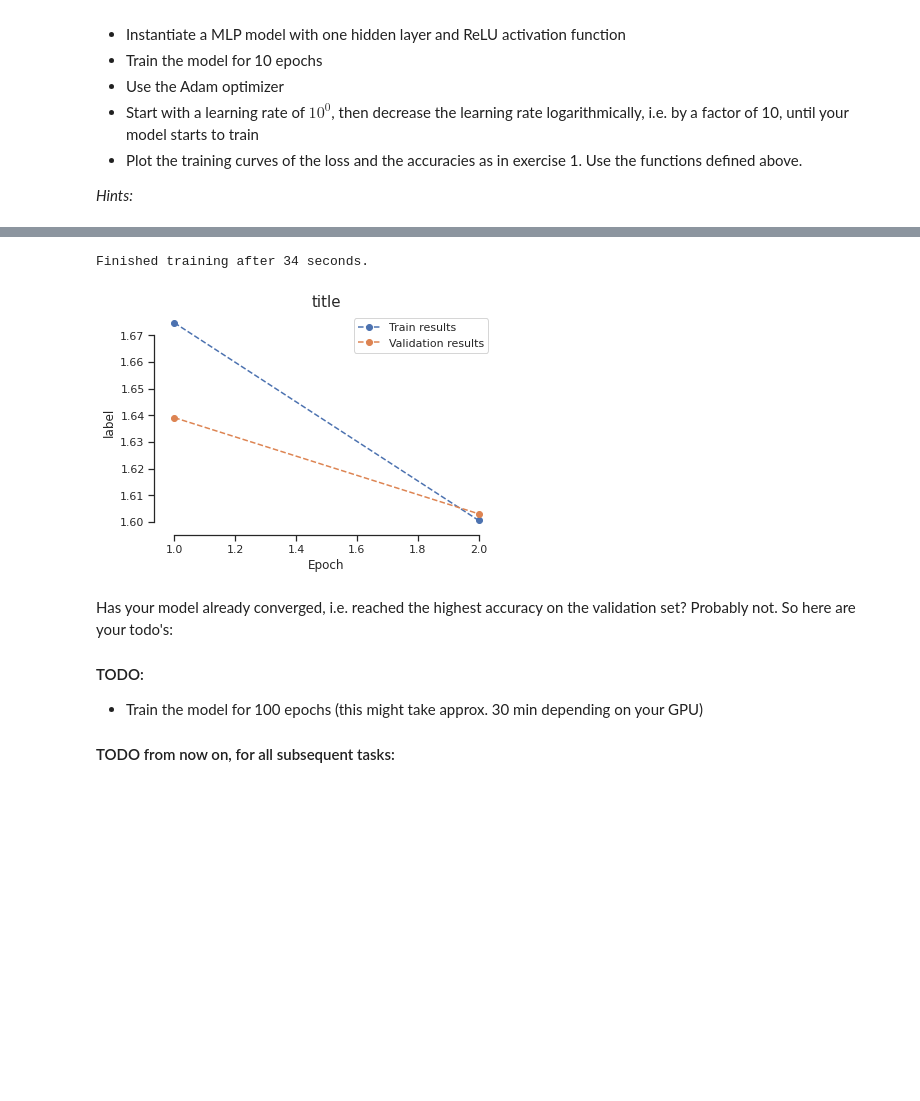
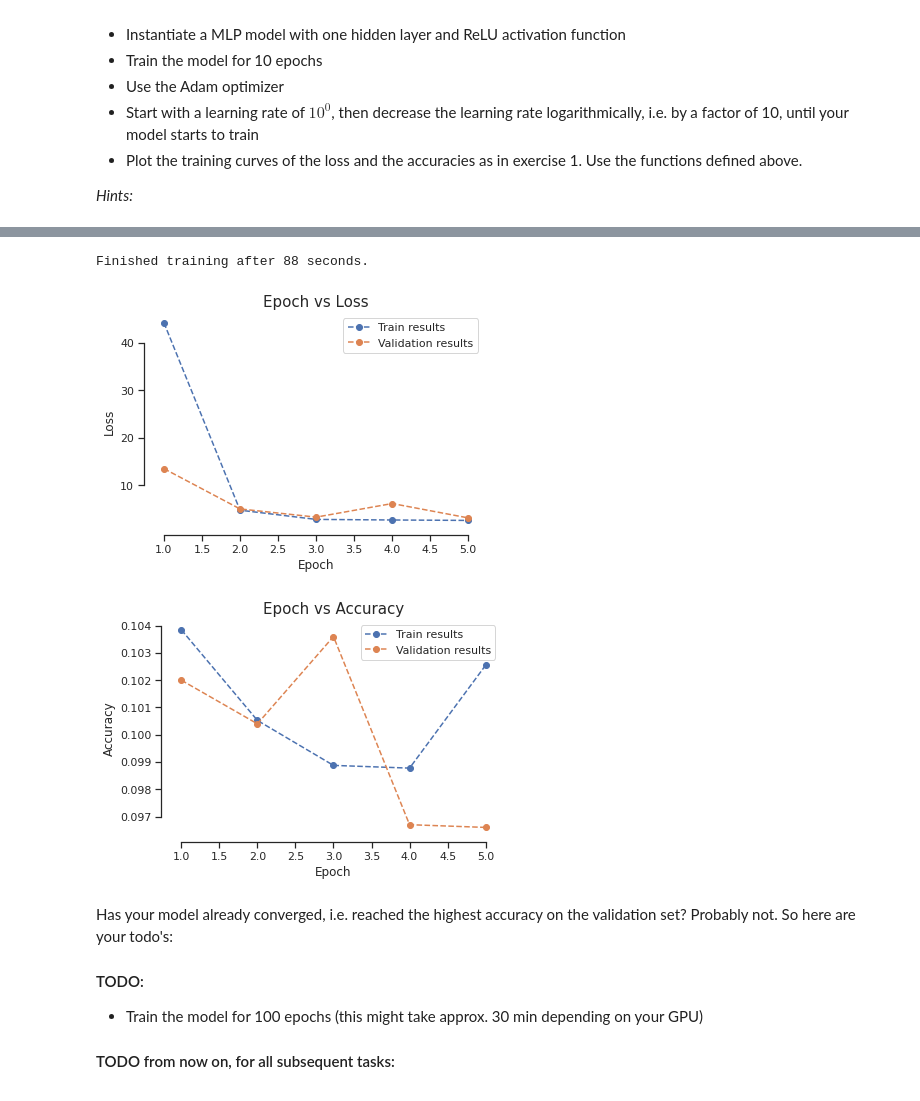
Before and after one commit to adjr2/deep_learning, a Jupyter notebook: Ex2_2022.ipynb, the cells around one changed output, grey strips where cells are left out. Drawn from its saved outputs; the diff is of its cells as text; code cells hidden in the pictures; blank space fills up the shorter version.

Commit message:
changed the plot function

```diff
--- a/Ex2_2022.ipynb
+++ b/Ex2_2022.ipynb
@@ -466,7 +458,9 @@ def plot(title, label, train_results, val_results, yscale='linear', save_path=No
         ####################
         ## YOUR CODE HERE ##
         ####################
-        raise NotImplementedError
+        plt.plot(extra_pt[1], extra_pt[0], color='k',marker='o')
+        plt.axvline(extra_pt[1], color="green",linestyle='dashed')
+        # raise NotImplementedError
 
         # END OF YOUR CODE #
 
@@ -604,31 +597,34 @@ MLP(
 # %%
 ####################
 ## YOUR CODE HERE ##
 ####################
-num_epochs=2 #10
+num_epochs=5 #10
 
 loss_function = torch.nn.CrossEntropyLoss()
 
-lr_list = [1e0,1e-1,1e-2,1e-3,1e-4,1e-5]
+# lr_list = [1e0,1e-1,1e-2,1e-3,1e-4,1e-5]
+# after analysing the result I decided to stick to lr = 1e-2
+lr_list = [1e-2]
 
 for lr in lr_list:
 
   optimizer = torch.optim.Adam(model.parameters(),lr=lr)
 
   # run_training(model, optimizer, loss_function, device, num_epochs, train_dataloader, val_dataloader, early_stopper=None, verbose=False)
   train_losses, val_losses, train_accs, val_accs, confusion_matrix = run_training(model,
                                                                                   optimizer,
                                                                                   loss_function,
-                                                                                  device='cuda',
+                                                                                  'cuda',
                                                                                   num_epochs,
-                                                                                  train_dataloader = trainloader,
-                                                                                  val_dataloader = valloader)
+                                                                                  trainloader,
+                                                                                  valloader)
   plot("Epoch vs Loss", "Loss", train_losses, val_losses)
   plot("Epoch vs Accuracy", "Accuracy", train_accs, val_accs)
 # %% [output]
 [interactive output not drawn]
-Finished training after 34 seconds.
+Finished training after 88 seconds.
-[figure, old version]
+[figure, new version]
+[figure, added]
 # %% [markdown]
 Has your model already converged, i.e. reached the highest accuracy on the validation set? Probably not. So here are your todo's:
 
```
Also changed, not shown: parts of 12 cells of this notebook.
